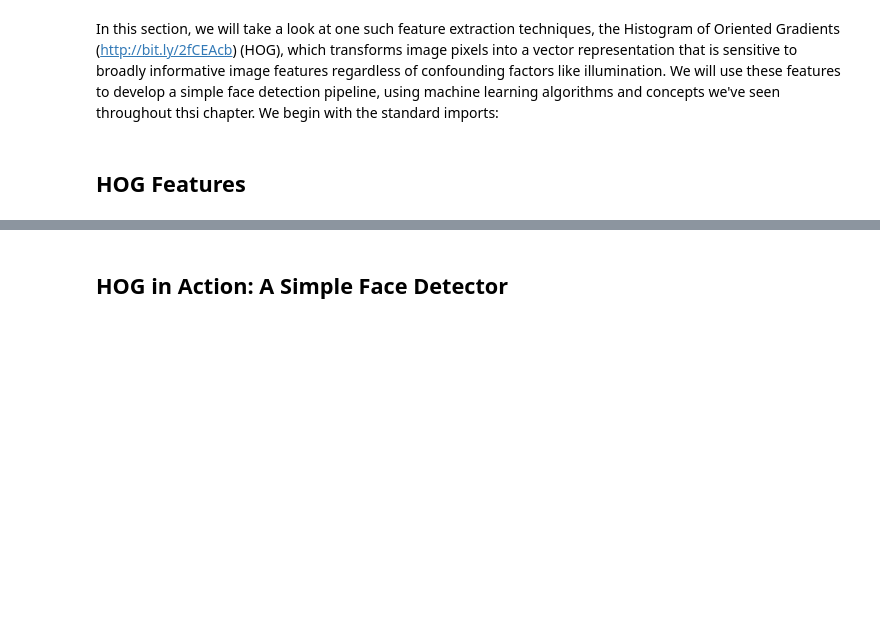
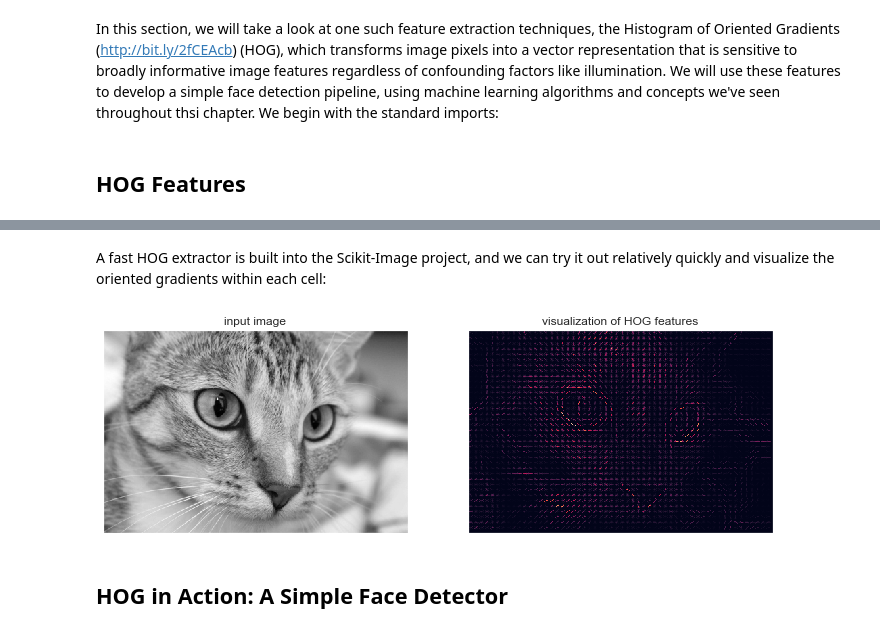
Before and after one commit to UlrikeBoehm/PythonDataScience, a Jupyter notebook: 05_MachineLearning/14_Application_A_Face_Detction_Pipeline.ipynb, the cells around one changed output, grey strips where cells are left out. Cells and saved outputs as stored; diff of their text form; code cells hidden in the pictures; blank space fills up the shorter version.

```diff
--- a/05_MachineLearning/14_Application_A_Face_Detction_Pipeline.ipynb
+++ b/05_MachineLearning/14_Application_A_Face_Detction_Pipeline.ipynb
@@ -16,3 +24,21 @@ import numpy as npn
+# %% [markdown]
+A fast HOG extractor is built into the Scikit-Image project, and we can try it out relatively quickly and visualize the oriented gradients within each cell:
+# %%
+from skimage import data, color, feature
+import skimage.data
+
+image = color.rgb2gray(data.chelsea())
+hog_vec, hog_vis = feature.hog(image, visualize=True)
+
+fig, ax = plt.subplots(1, 2, figsize=(12, 6),
+                       subplot_kw=dict(xticks=[], yticks=[]))
+ax[0].imshow(image, cmap='gray')
+ax[0].set_title('input image')
+
+ax[1].imshow(hog_vis)
+ax[1].set_title('visualization of HOG features');
+# %% [output]
+[figure, added]
 # %% [markdown]
 ## HOG in Action: A Simple Face Detector
 # %% [markdown]
```
Also changed, not shown: parts of 1 cell of this notebook.
